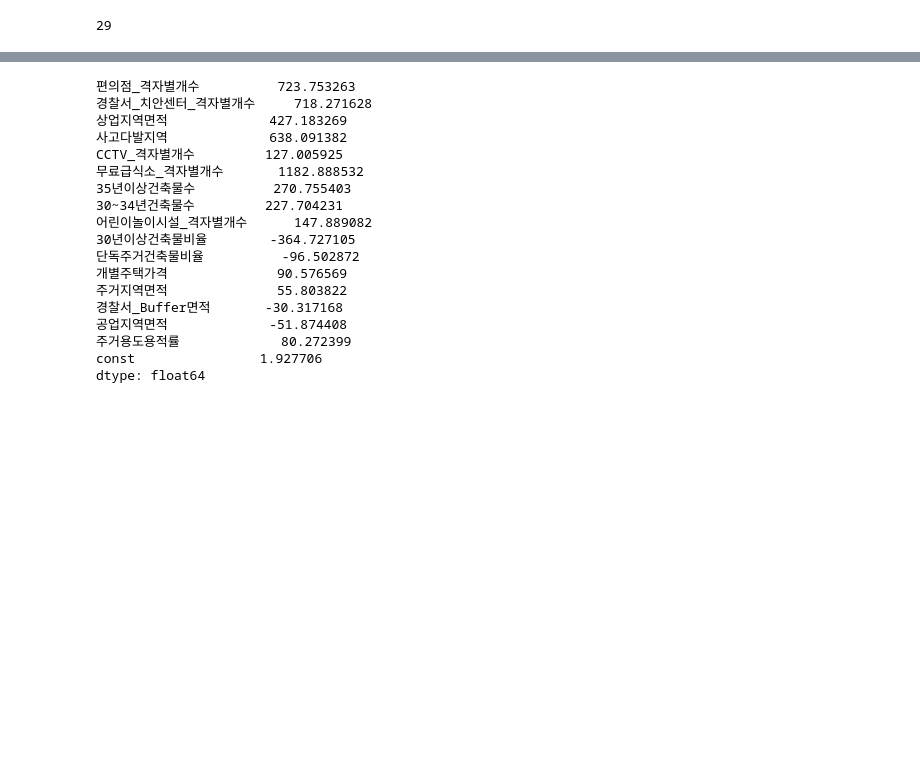
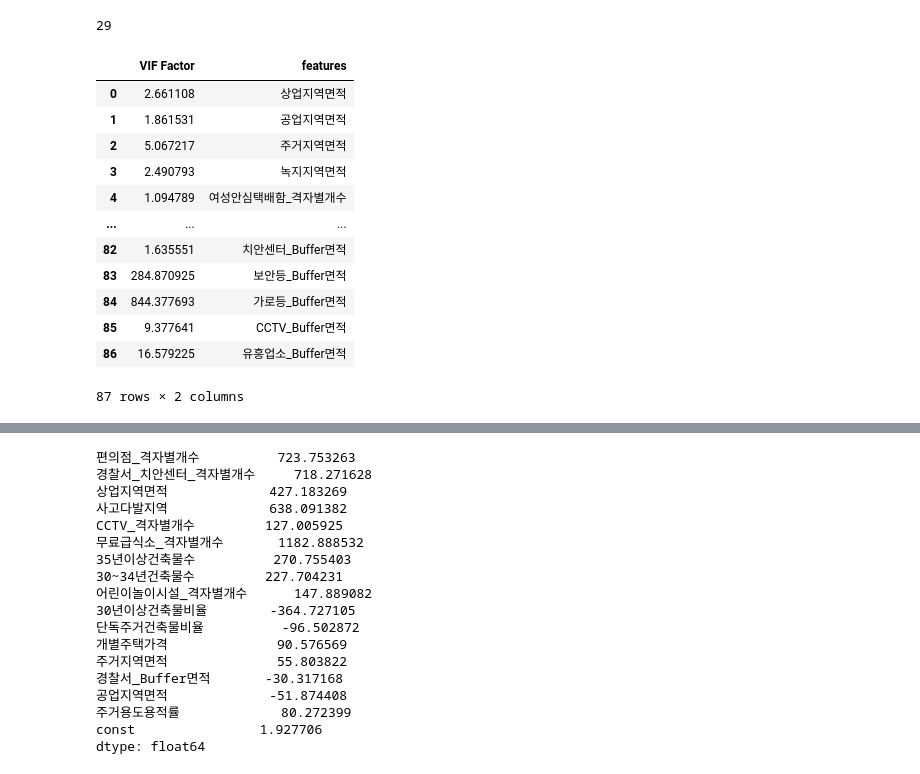
Before and after one commit to yxbxn/COMPAS2021-Suwon, a Jupyter notebook: 지리가중회귀-수원시.ipynb, the cells around one changed output, grey strips where cells are left out. Saved outputs shown, nothing was run; the diff lists cells and outputs as text; code cells hidden in the pictures; blank space fills up the shorter version.

```diff
--- a/지리가중회귀-수원시.ipynb
+++ b/지리가중회귀-수원시.ipynb
@@ -316,0 +320,21 @@ len(vif_acc_risk_scaled[vif_acc_risk_scaled['VIF Factor']<=10])
+# %%
+#전체 독립변수를 대상으로 다중공선성 재확인
+
+vif_acc_risk_standard = pd.DataFrame()
+vif_acc_risk_standard['VIF Factor'] = [variance_inflation_factor(standard_X.values, i) for i in range(standard_X.shape[1])]
+vif_acc_risk_standard['features'] = standard_X.columns
+vif_acc_risk_standard
+# %% [output]
+|  | VIF Factor | features |
+| 0 | 2.661108 | 상업지역면적 |
+| 1 | 1.861531 | 공업지역면적 |
+| 2 | 5.067217 | 주거지역면적 |
+| 3 | 2.490793 | 녹지지역면적 |
+| 4 | 1.094789 | 여성안심택배함_격자별개수 |
+| ... | ... | ... |
+| 82 | 1.635551 | 치안센터_Buffer면적 |
+| 83 | 284.870925 | 보안등_Buffer면적 |
+| 84 | 844.377693 | 가로등_Buffer면적 |
+| 85 | 9.377641 | CCTV_Buffer면적 |
+| 86 | 16.579225 | 유흥업소_Buffer면적 |
+87 rows × 2 columns
```
Also changed, not shown: parts of 16 cells of this notebook.
